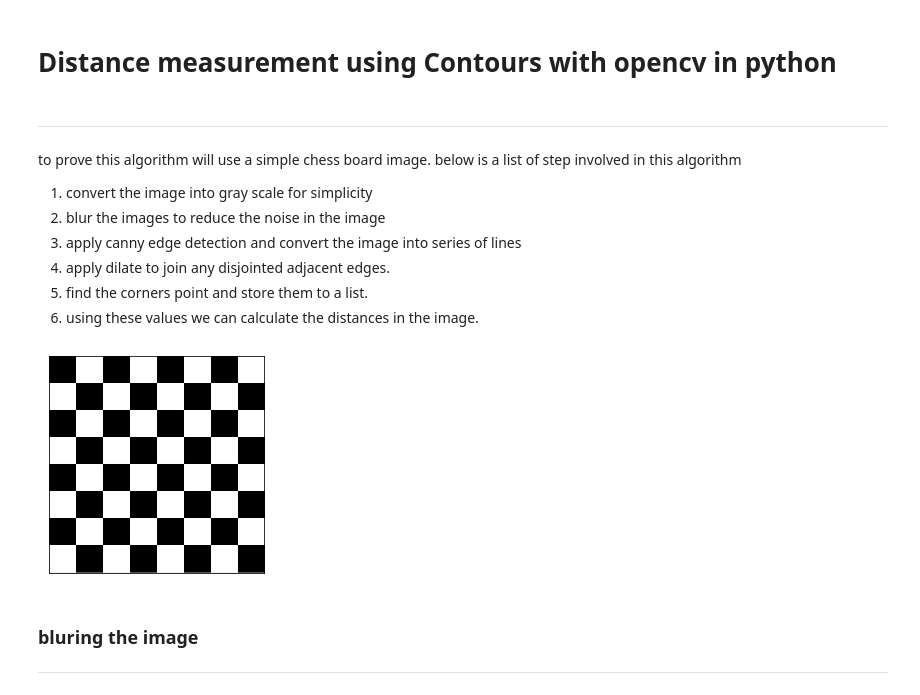
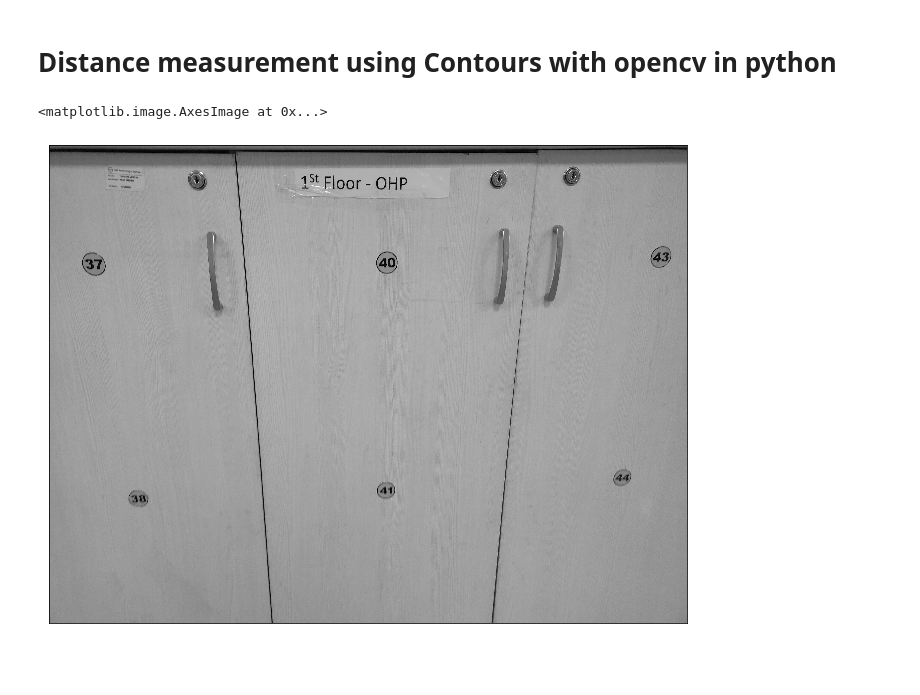
Before and after one commit to caffeine-coder1/camera_calibration, a Jupyter notebook: scripts/distance_by_contour_detection.ipynb, the cells around one changed output. Saved outputs shown, nothing was run; the diff lists cells and outputs as text; code cells hidden in the pictures; blank space fills up the shorter version.

```diff
--- a/scripts/distance_by_contour_detection.ipynb
+++ b/scripts/distance_by_contour_detection.ipynb
@@ -10,23 +11,3 @@ from math import sqrt
 %matplotlib inline
 # %%
 curdir = path.abspath("")
-# %% [markdown]
----
-to prove this algorithm will use a simple chess board image. below is a list of step involved in this algorithm
-1. convert the image into gray scale for simplicity
-2. blur the images to reduce the noise in the image
-3. apply canny edge detection and convert the image into series of lines
-4. apply dilate to join any disjointed adjacent edges.
-5. find the corners point and store them to a list.
-6. using these values we can calculate the distances in the image.
-# %%
-img_original = cv.imread(path.join(curdir,"chessboard.jpg"))
-gray = cv.cvtColor(img_original,cv.COLOR_BGR2GRAY)
-plt.imshow(gray,cmap="gray")
-plt.xticks([]),plt.yticks([])
-plt.show()
-# %% [output]
-[figure, removed]
-# %% [markdown]
-### bluring the image
----
@@ -33 +22,9 @@ plt.show()
+# %%
+gray = cv.cvtColor(image, cv.COLOR_BGR2GRAY)
+plt.style.use("seaborn-poster")
+plt.xticks([]),plt.yticks([])
+plt.imshow(gray,cmap="gray")
+# %% [output]
+<matplotlib.image.AxesImage at 0x...>
+[figure, added]
 # %%
```
Also changed, not shown: parts of 24 cells of this notebook, 11 other files.
